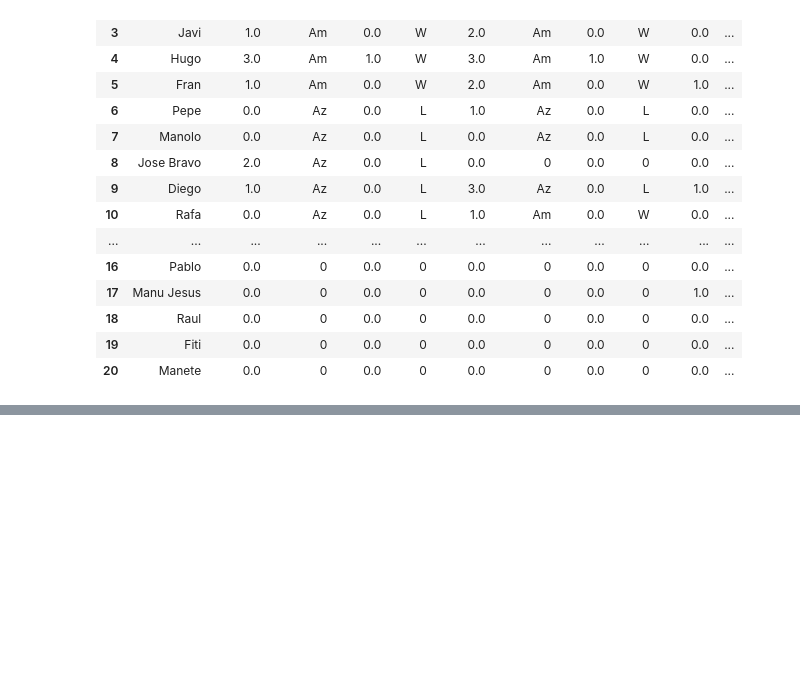
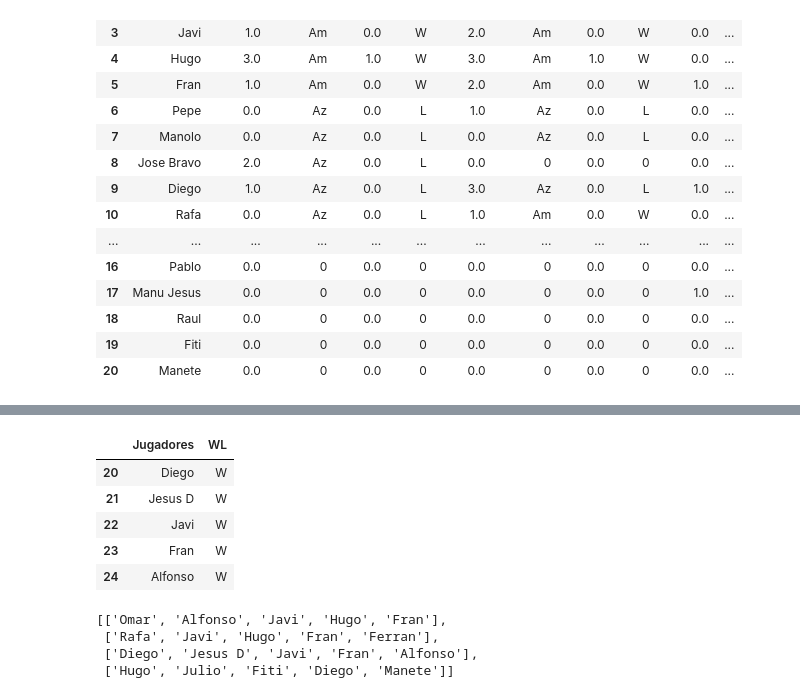
Before and after one commit to JulioBravoFerrerTB/Patatalegue, a Jupyter notebook: test.ipynb, the cells around one changed output, grey strips where cells are left out. Saved outputs shown, nothing was run; the diff lists cells and outputs as text; code cells hidden in the pictures; blank space fills up the shorter version.

```diff
--- a/test.ipynb
+++ b/test.ipynb
@@ -439,0 +461,9 @@ df_wins2[df_wins2['TotalWL'] != 0]
+# %%
+teamed[4]
+# %% [output]
+|  | Jugadores | WL |
+| 20 | Diego | W |
+| 21 | Jesus D | W |
+| 22 | Javi | W |
+| 23 | Fran | W |
+| 24 | Alfonso | W |
@@ -439,0 +475,7 @@ df_wins2[df_wins2['TotalWL'] != 0]
+# %%
+winners
+# %% [output]
+[['Omar', 'Alfonso', 'Javi', 'Hugo', 'Fran'],
+ ['Rafa', 'Javi', 'Hugo', 'Fran', 'Ferran'],
+ ['Diego', 'Jesus D', 'Javi', 'Fran', 'Alfonso'],
+ ['Hugo', 'Julio', 'Fiti', 'Diego', 'Manete']]
```
Also changed, not shown: parts of 46 cells of this notebook, 2 other files.
